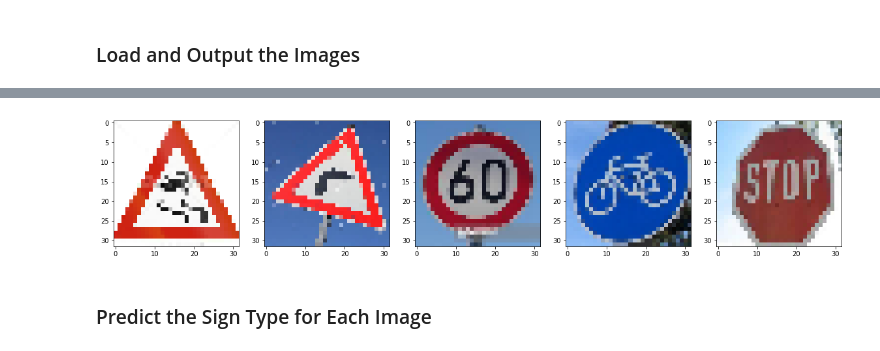
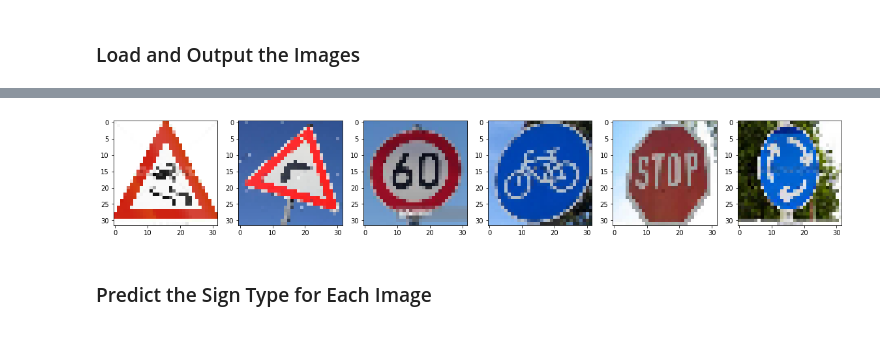
Before and after one commit to benjamintanweihao/CarND-Traffic-Sign-Classifier-Project, a Jupyter notebook: Traffic_Sign_Classifier.ipynb, the cells around one changed output, grey strips where cells are left out. Drawn from its saved outputs; the diff is of its cells as text; code cells hidden in the pictures.

```diff
--- a/Traffic_Sign_Classifier.ipynb
+++ b/Traffic_Sign_Classifier.ipynb
@@ -534,30 +592,30 @@ Test Accuracy = 0.963
 # %%
 import os
 import skimage.transform
 from math import floor
 from scipy import misc
 
 dirname = 'test_images/'
 
 n_rows = 1
-n_cols = 5
+n_cols = 6
 
 fig, axes4 = plt.subplots(n_rows, n_cols,figsize=(20,20))
 
 example_imgs = []
 
 paths = sorted([os.path.join(dirname, path) for path in os.listdir(dirname) if path.endswith(".jpg")])
 
 for idx, path in enumerate(paths):
     img = misc.imread(path)
     resized_img = skimage.transform.resize(img, (32, 32, 3))
     axes4[idx].imshow(resized_img)
     example_imgs.append(resized_img)
 
 X_example = np.array(example_imgs)
-y_example = np.array([23, 20, 3, 29, 14])
+y_example = np.array([23, 20, 3, 29, 14, 40])
 # %% [output]
-[figure, old version]
+[figure, new version]
 # %% [markdown]
 ### Predict the Sign Type for Each Image
 # %%
```
Also changed, not shown: parts of 21 cells of this notebook, 9 other files.
